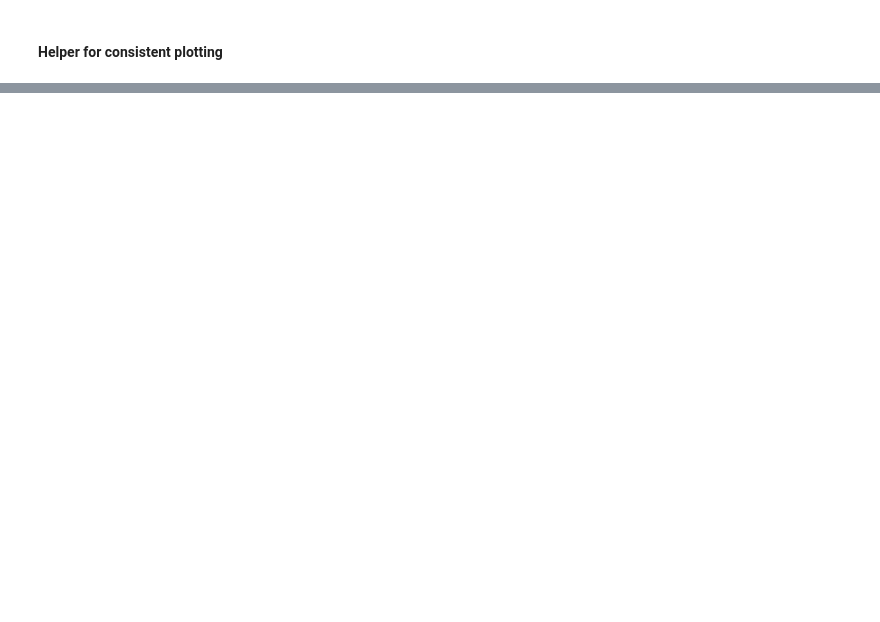
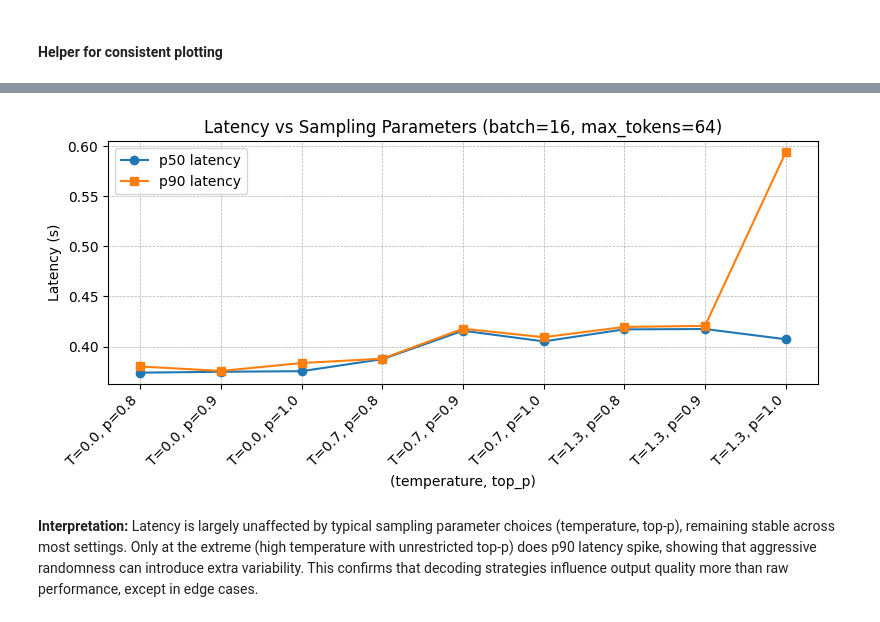
Before and after one commit to inardini/gcp-nvidia-community-ai-inference-lp, a Jupyter notebook: learning_path_01/02_performance_metrics.ipynb, the cells around one changed output, grey strips where cells are left out. Cells and saved outputs as stored; diff of their text form; code cells hidden in the pictures; blank space fills up the shorter version.

```diff
--- a/learning_path_01/02_performance_metrics.ipynb
+++ b/learning_path_01/02_performance_metrics.ipynb
@@ -773,0 +945,72 @@ plt.legend(); plt.tight_layout(); plt.show()
+# %%
+# Latency vs Sampling Parameters — p50 & p90 (Nemotron Nano-9B-v2, reasoning OFF)
+
+import gc, numpy as np, itertools, matplotlib.pyplot as plt
+from vllm import SamplingParams
+
+# ----- Grid to sweep -----
+temps = [0.0, 0.7, 1.3]
+tops  = [0.8, 0.9, 1.0]
+grid  = list(itertools.product(temps, tops))
+
+# ----- Benchmark knobs -----
+BATCH        = 16          # run >1 to exercise scheduler
+RUNS         = 20          # effective samples per point (after warmup)
+WARMUP       = 2
+MAX_TOKENS   = 64
+SEED         = 1234        # set for reproducibility; set to None for true randomness
+
+def pct(vals, p, method="higher"):
+    """Nearest-rank-ish percentile using observed values."""
+    arr = np.asarray(vals, float)
+    arr = arr[~np.isnan(arr)]
+    if arr.size == 0:
+        return float("nan")
+    return float(np.percentile(arr, p, method=method))
+
+# ----- Results -----
+lat_p50s, lat_p90s = [], []
+labels = []
+
+for t, p in grid:
+    print(f"Running with T = {t:<3} top_p = {p:<3} ...")
+
+    sp = SamplingParams(
+        temperature=t,
+        top_p=p,
+        max_tokens=MAX_TOKENS
+    )
+
+    lats = []
+    for r in range(RUNS + WARMUP):
+        prompts = ["The capital of France is"] * BATCH
+        t_total, _, _, _ = timed_generate(prompts, sp, as_chat=True, return_counts=True)
+        if r < WARMUP:
+            gc.collect(); import torch; torch.cuda.empty_cache()
+            continue
+        lats.append(t_total)
+        gc.collect(); import torch; torch.cuda.empty_cache()
+
+    p50 = pct(lats, 50)
+    p90 = pct(lats, 90)
+    lat_p50s.append(p50)
+    lat_p90s.append(p90)
+    labels.append(f"T={t}, p={p}")
+
+    print(f"T={t:<3} top_p={p:<3} | p50 {p50:.3f}s | p90 {p90:.3f}s")
+
+# ----- Visualization -----
+x = range(len(grid))
+
+plt.figure(figsize=(8, 4))
+plt.plot(x, lat_p50s, marker='o', label='p50 latency')
+plt.plot(x, lat_p90s, marker='s', label='p90 latency')
+plt.xticks(x, labels, rotation=45, ha='right')
+plt.xlabel('(temperature, top_p)')
+plt.ylabel('Latency (s)')
+plt.title(f'Latency vs Sampling Parameters (batch={BATCH}, max_tokens={MAX_TOKENS})')
+plt.grid(True, which='both', linestyle='--', linewidth=0.5)
+plt.legend()
+plt.tight_layout()
+plt.show()
+# %% [output]
@@ -773,0 +1035,3 @@ plt.legend(); plt.tight_layout(); plt.show()
+[figure, added]
+# %% [markdown]
+**Interpretation:** Latency is largely unaffected by typical sampling parameter choices (temperature, top-p), remaining stable across most settings. Only at the extreme (high temperature with unrestricted top-p) does p90 latency spike, showing that aggressive randomness can introduce extra variability. This confirms that decoding strategies influence output quality more than raw performance, except in edge cases.
```
Also changed, not shown: parts of 48 cells of this notebook, 3 other files.
